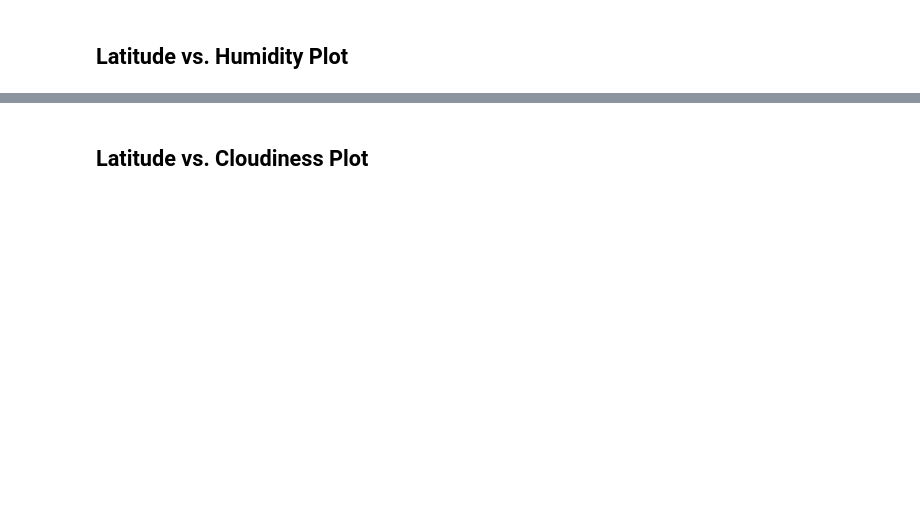
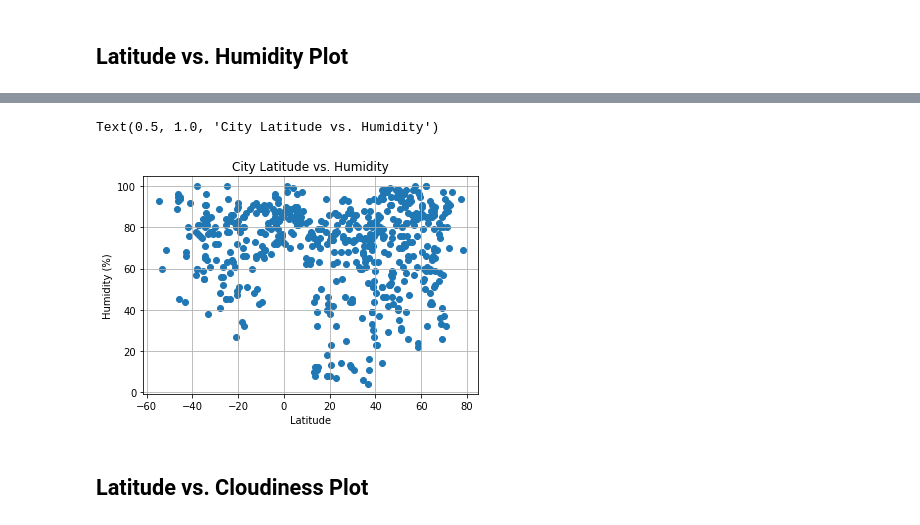
Before and after one commit to ichakrabarty/python-api-challenge, a Jupyter notebook: WeatherPy/WeatherPy.ipynb, the cells around one changed output, grey strips where cells are left out. Saved outputs shown, nothing was run; the diff lists cells and outputs as text; code cells hidden in the pictures; blank space fills up the shorter version.

```diff
--- a/WeatherPy/WeatherPy.ipynb
+++ b/WeatherPy/WeatherPy.ipynb
@@ -132,2 +173,14 @@ Int64Index([], dtype='int64')
+# %%
+x_axis_lh = city_weather_df['Lat']
+y_axis_lh = city_weather_df['Humidity']
+
+plt.scatter(x_axis_lh, y_axis_lh)
+plt.grid()
+plt.xlabel('Latitude')
+plt.ylabel('Humidity (%)')
+plt.title('City Latitude vs. Humidity')
+# %% [output]
+Text(0.5, 1.0, 'City Latitude vs. Humidity')
+[figure, added]
 # %% [markdown]
 ## Latitude vs. Cloudiness Plot
```
Also changed, not shown: parts of 33 cells of this notebook, 5 other files.
